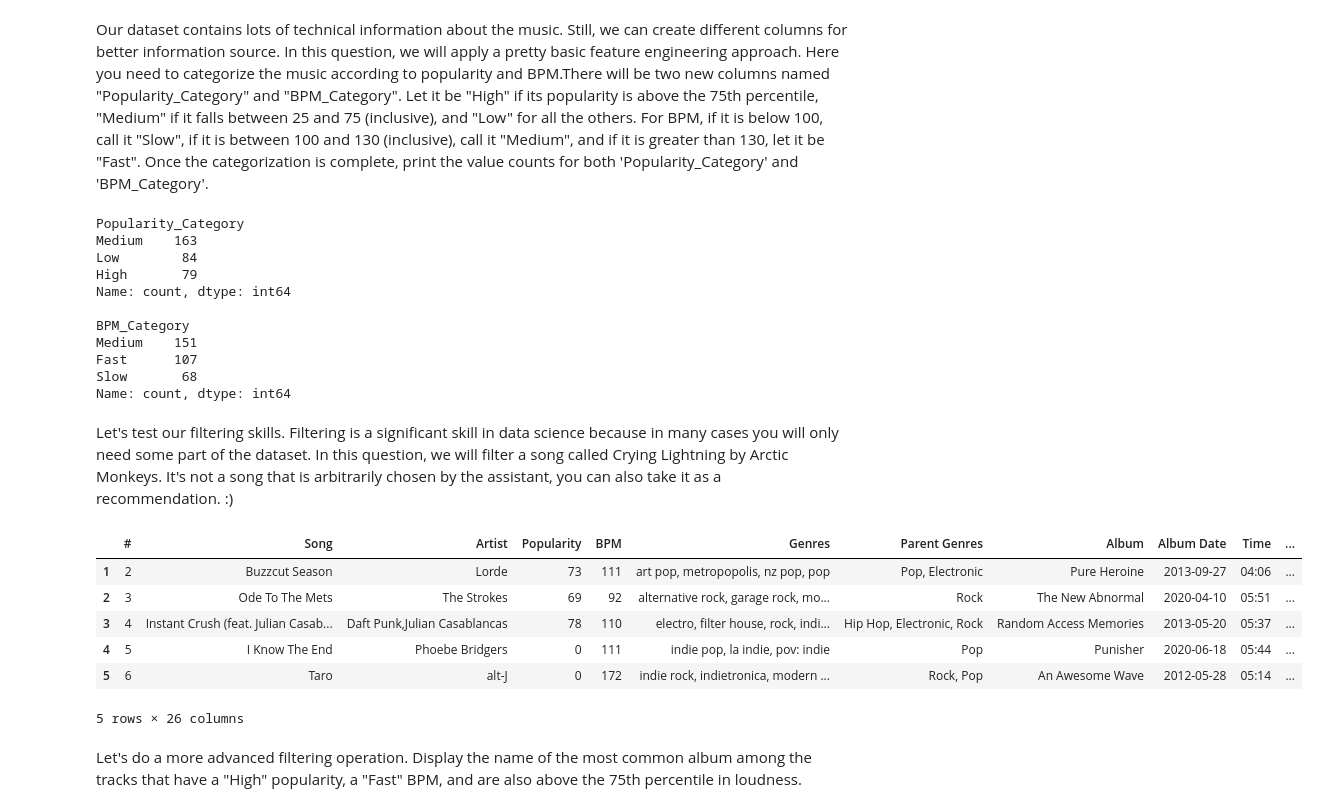
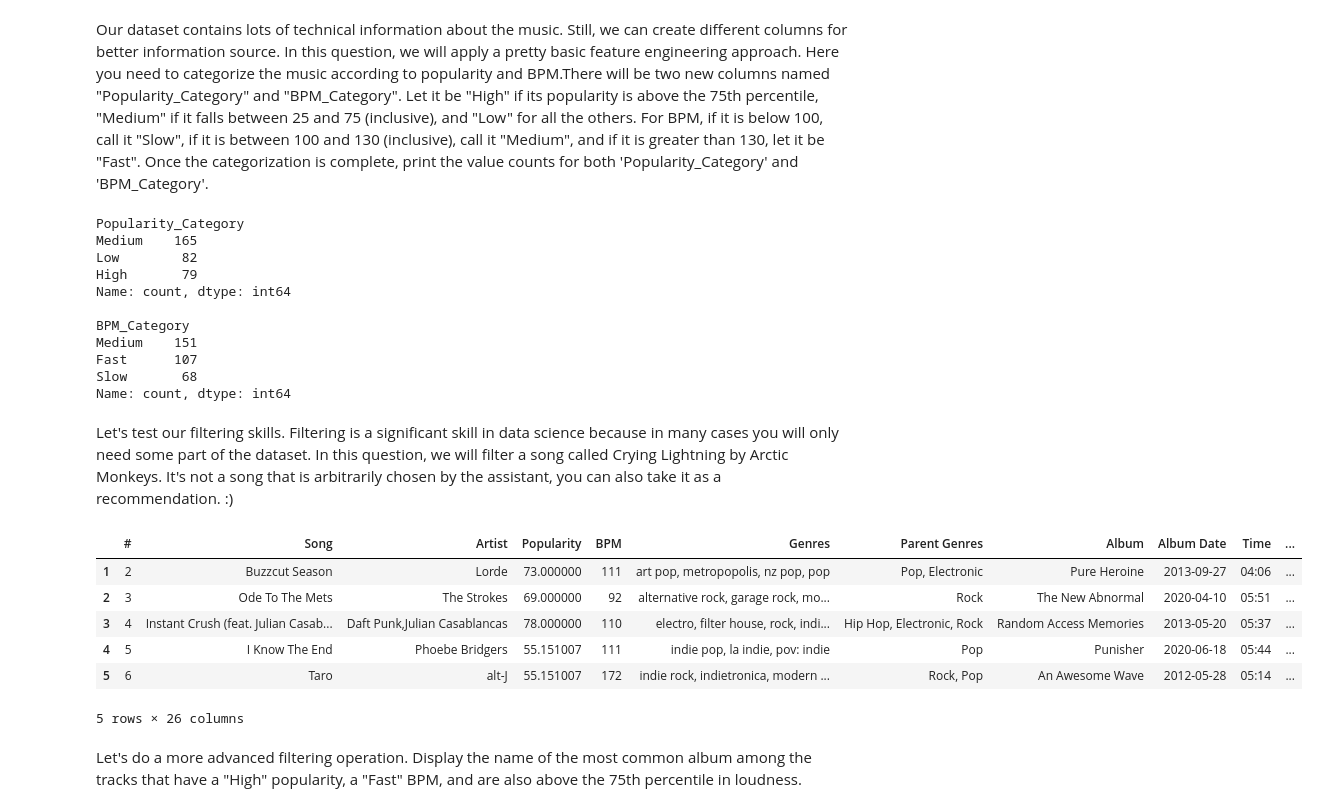
Before and after one commit to firatbatar/SU-Undergraduate-CS210, a Jupyter notebook: Homeworks/HW1/CS210 - Homework 1 - Spotify Playlist Analysis.ipynb, the cells around one changed output. Drawn from its saved outputs; the diff is of its cells as text; code cells hidden in the pictures.

```diff
--- a/Homeworks/HW1/CS210 - Homework 1 - Spotify Playlist Analysis.ipynb
+++ b/Homeworks/HW1/CS210 - Homework 1 - Spotify Playlist Analysis.ipynb
@@ -204,19 +198,34 @@ Our dataset contains lots of technical information about the music. Still, we ca
 #5pts
 bpm_series = df["BPM"]
 
-pop_75 = np.percentile(popularity_series, 75)
-pop_25 = np.percentile(popularity_series, 25)
+"""
+Some of the songs have a popularity score of 0.
+Since the popularity scores have roughly a symmetric normal distribution,
+I will fill those values with the mean.
+"""
+# Convert zeros to NaN
+filled_popularity_series = popularity_series.replace(0, np.nan)
+# Calculate the mean
+popularity_mean_filled = filled_popularity_series.mean()
+# Fill missing values with the mean
+filled_popularity_series = filled_popularity_series.fillna(popularity_mean_filled)
 
-popularity_category = list()
-bpm_category = list()
+# Replace the popularity scores coulmn in the DataFrame with the filled version
+df["Popularity"] = filled_popularity_series
+
+# Get the 75th and 25th percentile values
+pop_75 = np.percentile(filled_popularity_series, 75)
+pop_25 = np.percentile(filled_popularity_series, 25)
+
+popularity_category = list() # An ordered list to keep the new series' values
+bpm_category = list()        # An ordered list to keep the new series' values
 for song_idx in range(df.shape[0]):
-    if popularity_series[song_idx] > pop_75:
+    if filled_popularity_series[song_idx] > pop_75:
         popularity_category.append("High")
-    elif popularity_series[song_idx] > pop_25:
+    elif filled_popularity_series[song_idx] > pop_25:
         popularity_category.append("Medium")
     else:
         popularity_category.append("Low")
-
 
     if bpm_series[song_idx] > 130:
         bpm_category.append("Fast")
@@ -225,18 +234,18 @@ for song_idx in range(df.shape[0]):
     else:
         bpm_category.append("Slow")
 
-
-
+# Add the new series to the DataFrame
 df["Popularity_Category"] = popularity_category
 df["BPM_Category"] = bpm_category
 
+# Get and print the counts
 popularity_category_counts = df.value_counts(subset="Popularity_Category")
 bpm_category_counts = df.value_counts(subset="BPM_Category")
 print(popularity_category_counts, bpm_category_counts, sep="\n\n")
 # %% [output]
 Popularity_Category
-Medium    163
-Low        84
+Medium    165
+Low        82
 High       79
 Name: count, dtype: int64
 
@@ -249,15 +258,17 @@ Name: count, dtype: int64
 Let's test our filtering skills. Filtering is a significant skill in data science because in many cases you will only need some part of the dataset. In this question, we will filter a song called Crying Lightning by Arctic Monkeys. It's not a song that is arbitrarily chosen by the assistant, you can also take it as a recommendation. :)
 # %%
 #3pts
-filtered_df = df[df["Song"] != "Crying Lightning"]
-filtered_df.head(5)
+filtered_song = df[df["Song"] == "Crying Lightning"].loc[0]  # Save the filtered song
+df = df[df["Song"] != "Crying Lightning"]
+df.head(5)
+# print(filtered_song)
 # %% [output]
 |  | # | Song | Artist | Popularity | BPM | Genres | Parent Genres | Album | Album Date | Time | ... |
-| 1 | 2 | Buzzcut Season | Lorde | 73 | 111 | art pop, metropopolis, nz pop, pop | Pop, Electronic | Pure Heroine | 2013-09-27 | 04:06 | ... |
-| 2 | 3 | Ode To The Mets | The Strokes | 69 | 92 | alternative rock, garage rock, mo... | Rock | The New Abnormal | 2020-04-10 | 05:51 | ... |
-| 3 | 4 | Instant Crush (feat. Julian Casab... | Daft Punk,Julian Casablancas | 78 | 110 | electro, filter house, rock, indi... | Hip Hop, Electronic, Rock | Random Access Memories | 2013-05-20 | 05:37 | ... |
-| 4 | 5 | I Know The End | Phoebe Bridgers | 0 | 111 | indie pop, la indie, pov: indie | Pop | Punisher | 2020-06-18 | 05:44 | ... |
-| 5 | 6 | Taro | alt-J | 0 | 172 | indie rock, indietronica, modern ... | Rock, Pop | An Awesome Wave | 2012-05-28 | 05:14 | ... |
+| 1 | 2 | Buzzcut Season | Lorde | 73.000000 | 111 | art pop, metropopolis, nz pop, pop | Pop, Electronic | Pure Heroine | 2013-09-27 | 04:06 | ... |
+| 2 | 3 | Ode To The Mets | The Strokes | 69.000000 | 92 | alternative rock, garage rock, mo... | Rock | The New Abnormal | 2020-04-10 | 05:51 | ... |
+| 3 | 4 | Instant Crush (feat. Julian Casab... | Daft Punk,Julian Casablancas | 78.000000 | 110 | electro, filter house, rock, indi... | Hip Hop, Electronic, Rock | Random Access Memories | 2013-05-20 | 05:37 | ... |
+| 4 | 5 | I Know The End | Phoebe Bridgers | 55.151007 | 111 | indie pop, la indie, pov: indie | Pop | Punisher | 2020-06-18 | 05:44 | ... |
+| 5 | 6 | Taro | alt-J | 55.151007 | 172 | indie rock, indietronica, modern ... | Rock, Pop | An Awesome Wave | 2012-05-28 | 05:14 | ... |
 5 rows × 26 columns
 # %% [markdown]
 Let's do a more advanced filtering operation. Display the name of the most common album among the tracks that have a "High" popularity, a "Fast" BPM, and are also above the 75th percentile in loudness.
```
Also changed, not shown: parts of 5 cells of this notebook.
